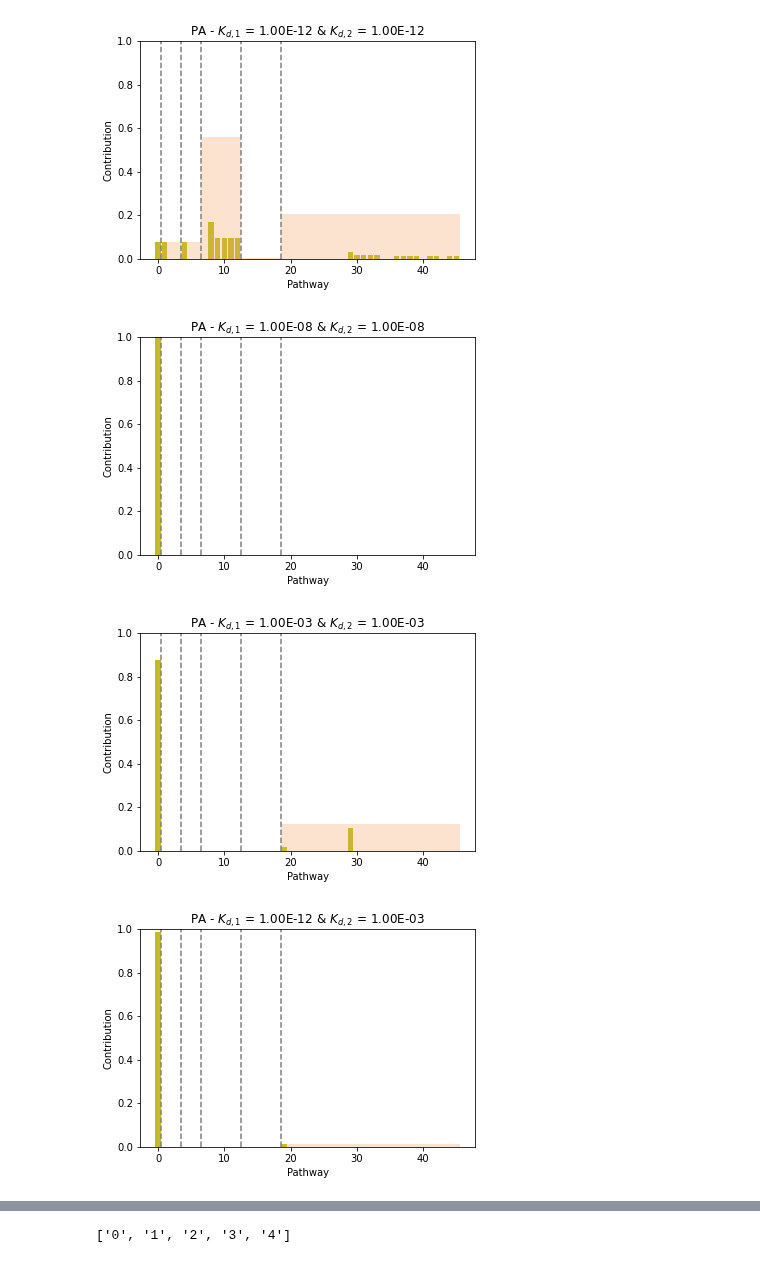
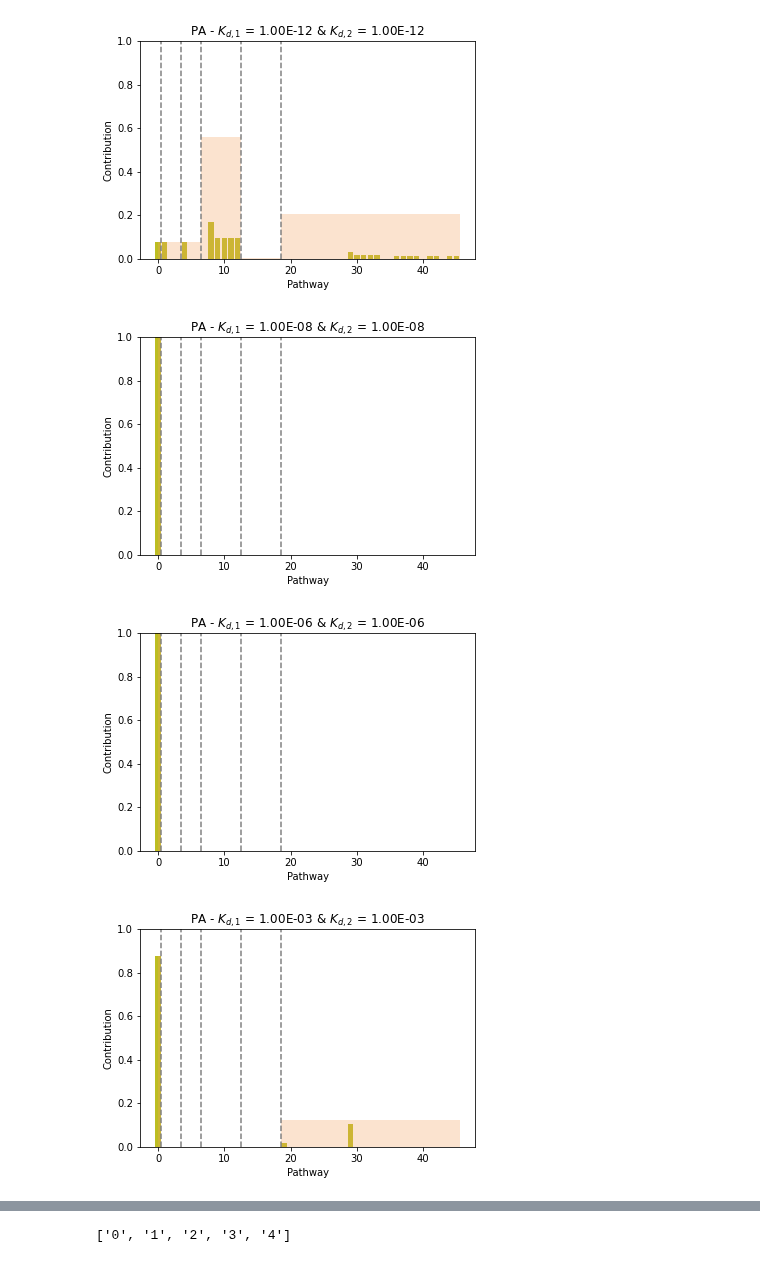
Before and after one commit to llagunes-324B21/Persephone_SR, a Jupyter notebook: 2022/November_2022/PathwayAnalysis/LL_SR_PathAnalysis_11_2022.ipynb, the cells around one changed output, grey strips where cells are left out. Saved outputs shown, nothing was run; the diff lists cells and outputs as text; code cells hidden in the pictures.

Commit message:
plot magenta case -LL

```diff
--- a/2022/November_2022/PathwayAnalysis/LL_SR_PathAnalysis_11_2022.ipynb
+++ b/2022/November_2022/PathwayAnalysis/LL_SR_PathAnalysis_11_2022.ipynb
@@ -401,22 +401,24 @@ def getPathways(solution_1):
 # ---------------------------------------------------
 # --- Driver code ---
 # ---------------------------------------------------
-print("Working on pathway analysis WITH NO synth/deg...")
+print("Working on pathway analysis WITH synth/deg...")
 # Need to calculate the species concentrations at the end of 24hrs
 # --- parameters to initialize ---
 
 # --- PARAMETERS ---
 # List of fixed parameters
 kOn = 10**6
+# List of parameters that will be explored
+IC_1 = 4*10**-6;
 δ = 0 # degradation rate parameter
 Q = 0 # synthesis rate parameter
-# List of parameters that will be explored
-IC_1 = 4*10**-6;
+#δ = 2.8*10**-4; Q = δ*IC_1 # synthesis rate parameter
+
 tEnd=4; tPts=20000; # 8.6400×10^4
 # lists of kd1 and kd2
 kd1 = 10**-12; kd2= 10**-3
-allKdPairs = [[10**-3, 10**-12],[10**-12,10**-12],[10**-8, 10**-8], [10**-3, 10**-3],[10**-12,10**-3]]
-allKdLabels = ['red', 'green', 'orange', 'blue','purple']
+allKdPairs = [[10**-3, 10**-12],[10**-12,10**-12],[10**-8, 10**-8],[10**-6,10**-6], [10**-3, 10**-3],[10**-12,10**-3]]
+allKdLabels = ['red', 'green', 'orange', 'magenta', 'blue','purple']
 
 # --- Loop through all the main pairs ---
 for Kd_i in range(0,len(allKdLabels)):
@@ -468,7 +470,7 @@ for Kd_i in range(0,len(allKdLabels)):
     #plt.show()
     # --- save final plot ---
     #plt.savefig('SR_PathAnalysis_NoSynthDeg_002_red_'+today+'.eps'); print("Plot saved!")
-    plt.savefig('SR_PathAnalysis_NoSynthDeg_002_'+label_kds+'_'+today+'.pdf'); print("Plot saved!") # transparency not supported in EPS
+    plt.savefig('SR_PathAnalysis_NOSynthDeg_001_'+label_kds+'_'+today+'.pdf'); print("Plot saved!") # transparency not supported in EPS
 
 print("All done!")
 # %% [output]
@@ -482,10 +486,10 @@ Plot saved!
 ODE slns done for blue plot
 Plot saved!
 ODE slns done for purple plot
 Plot saved!
 All done!
 [figure]
 [figure]
 [figure]
-[figure, old version]
+[figure, new version]
-[figure, old version]
+[figure, new version]
```
Also changed, not shown: parts of 3 cells of this notebook.
